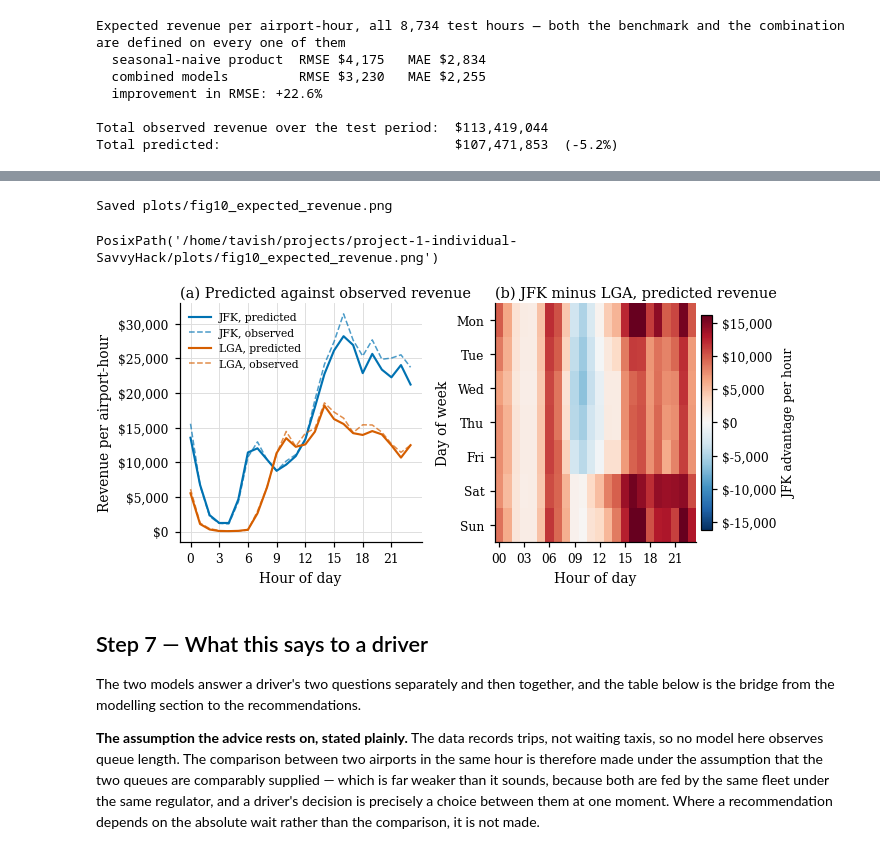
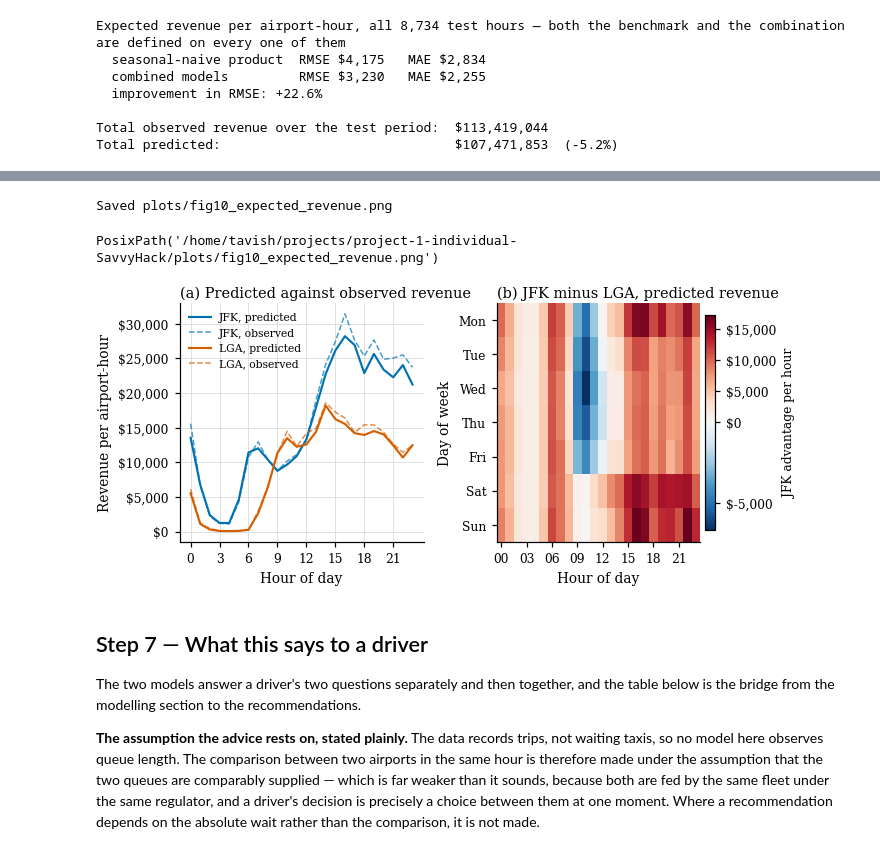
Before and after one commit to SavvyHack/ADS-project1-testing, a Jupyter notebook: notebooks/4_modelling.ipynb, the cells around one changed output, grey strips where cells are left out. Saved outputs shown, nothing was run; the diff lists cells and outputs as text; code cells hidden in the pictures.

```diff
--- a/notebooks/4_modelling.ipynb
+++ b/notebooks/4_modelling.ipynb
@@ -577,11 +637,19 @@ observed = np.asarray(glm_train[TARGET_VOLUME], dtype=float)
 auxiliary = ((observed - mu) ** 2 - observed) / mu
 alpha = float(sm.OLS(auxiliary, mu).fit().params[0])
 
+# Same convergence criterion as the two Poisson fits above, so that a
+# difference between the three is a difference of assumption rather than of
+# stopping rule.
 negbin_fit = smf.glm(
     formula=FORMULA,
     data=glm_train,
     family=sm.families.NegativeBinomial(alpha=max(alpha, 1e-6)),
-).fit()
+).fit(
+    tol_criterion="params",
+    atol=1e-10,
+    rtol=1e-10,
+    maxiter=200,
+)
 
 if alpha <= 0:
     print(f"Estimated alpha is {alpha:.4f}, at or below zero: the auxiliary "
@@ -1569,37 +1820,48 @@ hourly = (
 fig, axes = new_figure(1, 2, height=3.0)
 
 ax = axes[0]
 for airport in AIRPORTS:
     group = hourly[hourly["airport"] == airport]
     ax.plot(group["hour"], group["predicted"], color=airport_colour(airport),
             label=f"{airport}, predicted")
     ax.plot(group["hour"], group["observed"], color=airport_colour(airport),
             ls="--", lw=1.0, alpha=0.7, label=f"{airport}, observed")
 ax.set_xticks(range(0, 24, 3))
 ax.set_xlabel("Hour of day")
 ax.set_ylabel("Revenue per airport-hour")
 ax.set_title("(a) Predicted against observed revenue")
 currency_axis(ax)
 ax.legend(fontsize=7)
 
 ax = axes[1]
-extreme = float(np.nanpercentile(np.abs(advantage), 98))
+# Diverging scale anchored at zero but deliberately not symmetric. JFK's
+# advantage is several times larger in magnitude than LaGuardia's, so a
+# symmetric scale spends half its colour range on values that never occur and
+# renders the hours where LaGuardia wins — the non-obvious half of the advice,
+# and the thing Step 7 singles out — as almost white. Zero stays at the neutral
+# midpoint, so the sign is still read correctly; only the two sides get
+# different amounts of range.
+finite = advantage[np.isfinite(advantage)]
+norm = TwoSlopeNorm(
+    vmin=min(float(finite.min()), -1.0),
+    vcenter=0.0,
+    vmax=max(float(finite.max()), 1.0),
+)
 image = heatmap(
-    ax, advantage, DAY_LABELS, HOUR_LABELS, cmap=DIVERGING_CMAP,
-    vmin=-extreme, vmax=extreme,
+    ax, advantage, DAY_LABELS, HOUR_LABELS, cmap=DIVERGING_CMAP, norm=norm,
     title=f"(b) {AIRPORTS[0]} minus {AIRPORTS[1]}, predicted revenue",
     xlabel="Hour of day", ylabel="Day of week",
 )
 bar = fig.colorbar(image, ax=ax, shrink=0.9, pad=0.02)
 bar.set_label(f"{AIRPORTS[0]} advantage per hour", size=8)
 currency_axis(bar.ax)
 
 fig.tight_layout()
 save_figure(fig, "fig10_expected_revenue")
 # %% [output]
 Saved plots/fig10_expected_revenue.png
 PosixPath('/home/tavish/projects/project-1-individual-SavvyHack/plots/fig10_expected_revenue.png')
-[figure, old version]
+[figure, new version]
 # %% [markdown]
 ## Step 7 — What this says to a driver
 
```
Also changed, not shown: parts of 12 cells of this notebook, 7 other files.
